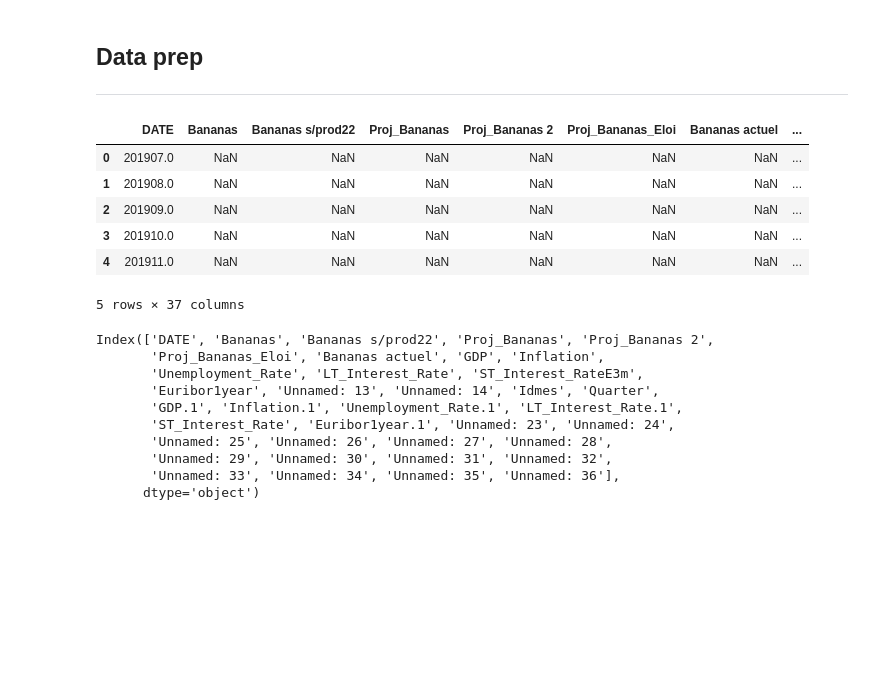
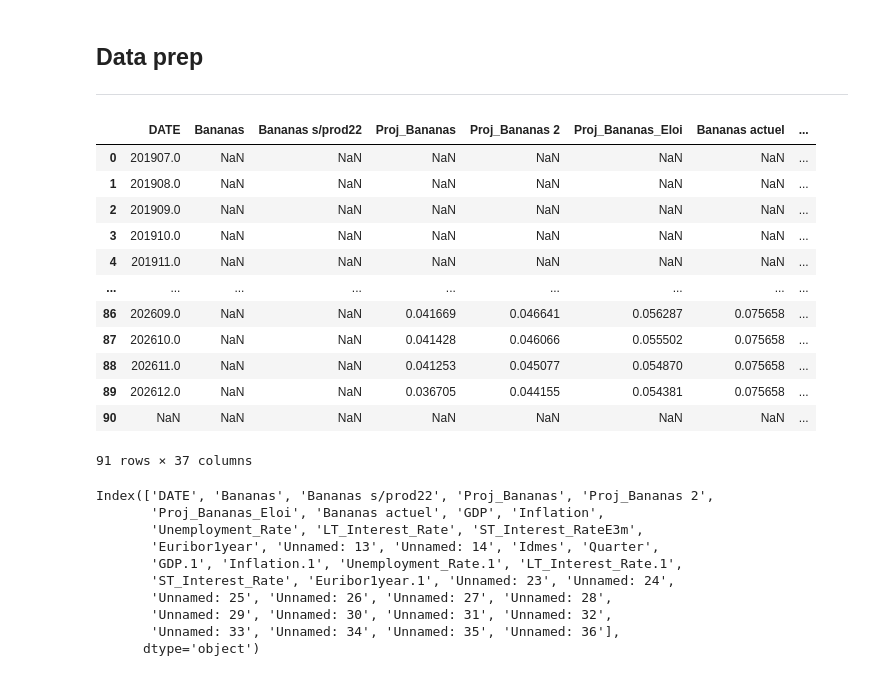
Before and after one commit to Ke0li/Cofidis, a Jupyter notebook: model_xgb_épuré_version_CG.ipynb, the cells around one changed output. Cells and saved outputs as stored; diff of their text form; code cells hidden in the pictures; blank space fills up the shorter version.

Commit message:
changes in the treatment of data prep

```diff
--- a/model_xgb_épuré_version_CG.ipynb
+++ b/model_xgb_épuré_version_CG.ipynb
@@ -24,20 +24,26 @@ from xgboost import XGBRegressor
 ## Data prep
 ---
 # %%
-# Charger le fichier Excel
+# upload the excel file
 df_excel_complete = pd.read_excel('Proj_B1_consolidado_indicadores_Eloi_version.xlsx')
 
-# Sauvegarder le DataFrame en CSV
+# convert to CSV so it can be processed in python
 df_excel_complete.to_csv('Proj_B1_consolidado_indicadores.csv', index=False)
 
-# Vérifier la conversion
-df_excel_complete.head()
+# Visual check of the conversion
+df_excel_complete
 # %% [output]
 |  | DATE | Bananas | Bananas s/prod22 | Proj_Bananas | Proj_Bananas 2 | Proj_Bananas_Eloi | Bananas actuel | ... |
 | 0 | 201907.0 | NaN | NaN | NaN | NaN | NaN | NaN | ... |
 | 1 | 201908.0 | NaN | NaN | NaN | NaN | NaN | NaN | ... |
 | 2 | 201909.0 | NaN | NaN | NaN | NaN | NaN | NaN | ... |
 | 3 | 201910.0 | NaN | NaN | NaN | NaN | NaN | NaN | ... |
 | 4 | 201911.0 | NaN | NaN | NaN | NaN | NaN | NaN | ... |
+| ... | ... | ... | ... | ... | ... | ... | ... | ... |
+| 86 | 202609.0 | NaN | NaN | 0.041669 | 0.046641 | 0.056287 | 0.075658 | ... |
+| 87 | 202610.0 | NaN | NaN | 0.041428 | 0.046066 | 0.055502 | 0.075658 | ... |
+| 88 | 202611.0 | NaN | NaN | 0.041253 | 0.045077 | 0.054870 | 0.075658 | ... |
+| 89 | 202612.0 | NaN | NaN | 0.036705 | 0.044155 | 0.054381 | 0.075658 | ... |
+| 90 | NaN | NaN | NaN | NaN | NaN | NaN | NaN | ... |
-5 rows × 37 columns
+91 rows × 37 columns
 # %%
```
Also changed, not shown: parts of 12 cells of this notebook.
